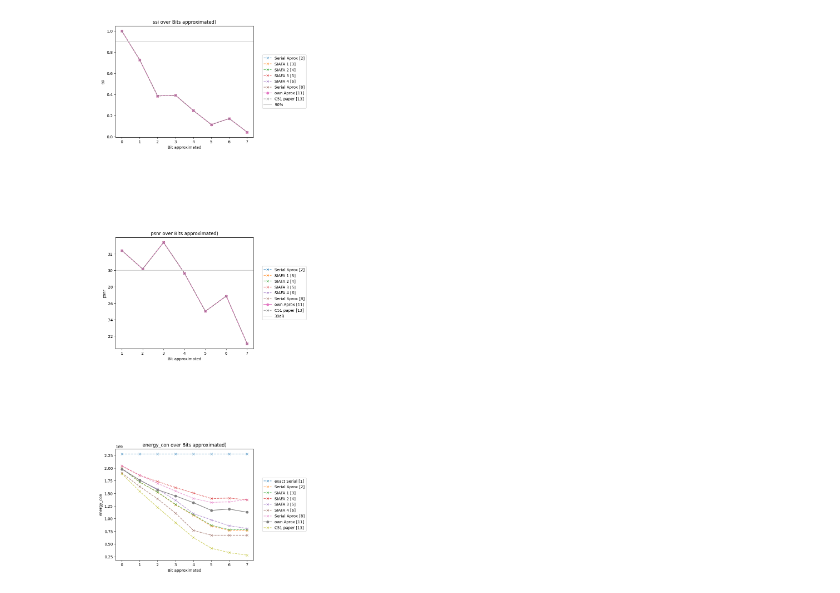
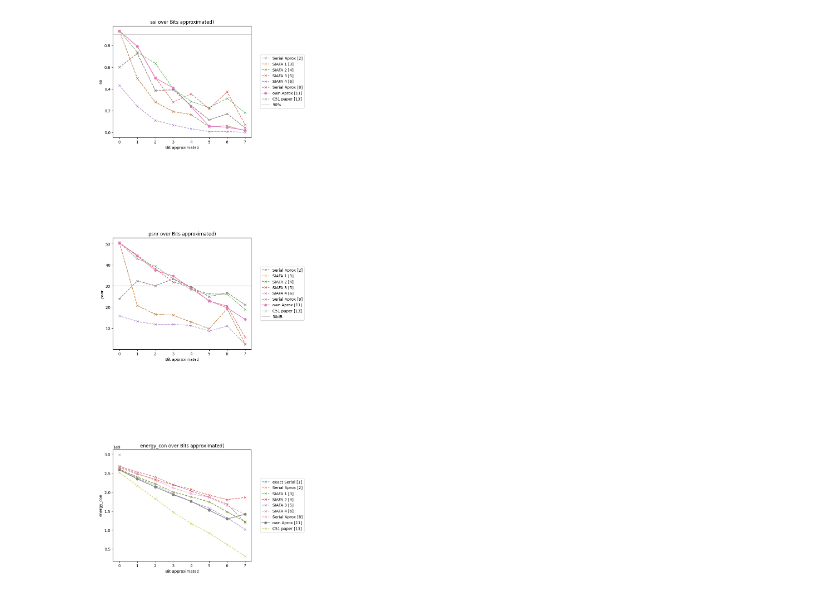
Before and after one commit to fsengi/epcExercise, a Jupyter notebook: final_project/image_processing/datavisulization.ipynb, the cells around one changed output. Cells and saved outputs as stored; diff of their text form; code cells hidden in the pictures.

```diff
--- a/final_project/image_processing/datavisulization.ipynb
+++ b/final_project/image_processing/datavisulization.ipynb
@@ -9,7 +9,7 @@ import numpy as np
 import json
 import math
 # %%
-algo_list = ["Serial Aprox [2]","exact Serial [1]", "SIAFA 1 [3]","SIAFA 2 [4]","SIAFA 3 [5]","SIAFA 4 [6]","exact Semi Serial [7]","Serial Aprox [8]", "exact parallel [9]","exact Semi Parallel [10]","own Aprox [11]","C51 paper [13]"]
+algo_list = ["exact Serial [1]","Serial Aprox [2]", "SIAFA 1 [3]","SIAFA 2 [4]","SIAFA 3 [5]","SIAFA 4 [6]","exact Semi Serial [7]","Serial Aprox [8]", "exact parallel [9]","exact Semi Parallel [10]","own Aprox [11]","C51 paper [13]"]
 
 parsed_data = {}
 rows = 8
@@ -27,8 +27,9 @@ with open('results.json', 'r') as json_file:
 fig, axs = plt.subplots(rows, coll, figsize=(15, 5))  # 5 rows, 1 column
 plt.subplots_adjust(left=0.125, bottom=6, right=0.9, top=10, wspace=1, hspace=0.9)
 
-# folder = 'data_edge Detection'
-folder = 'data_blurring'
+kernel = 'edge Detection'
+# kernel = 'blurring'
+folder = f'data_{kernel}'
 
 #blurring
 # loop throw all Bitpositions
@@ -60,33 +62,33 @@ algo_list = ["exact Serial [1]","Serial Aprox [2]", "SIAFA 1 [3]","SIAFA 2 [4]",
 metrics_list = ["ssi", "psnr", "energy_con"]
 rows = len(metrics_list)
 coll = 1
 
 fig, axs = plt.subplots(rows, coll )
 plt.subplots_adjust(left=0.125, bottom=6, right=0.9, top=10, wspace=1, hspace=0.9)
 
 #blurring
 # loop throw all Bitpositions
 for indexMetric, metric in enumerate(metrics_list):
 
     for indexalgo, algo in enumerate(algo_list):
         if 'own' in algo:
-            axs[indexMetric].plot(loadedDict[algo][metric], "o-", label=algo)
+            axs[indexMetric].plot(loadedDict[kernel][algo][metric], "o-", label=algo)
         else:
             if metric == 'energy_con' or 'exact' not in algo:
-                axs[indexMetric].plot(loadedDict[algo][metric], "x--", label=algo, alpha=0.7)
+                axs[indexMetric].plot(loadedDict[kernel][algo][metric], "x--", label=algo, alpha=0.7)
 
     if "ssi" in metric:
         axs[indexMetric].axhline(y=0.9, color='0.8', linestyle='-', label='90%')
     if "psnr" in metric:
         axs[indexMetric].axhline(y=30, color='0.8', linestyle='-', label='30dB')
 
     axs[indexMetric].set_title(f"{metric} over Bits approximated)")
     axs[indexMetric].set_xlabel("Bit approximated")
     axs[indexMetric].set_ylabel(f'{metric}')
     # axs[indexMetric].legend()
     axs[indexMetric].legend(bbox_to_anchor=(1.05, 0.5), loc='center left')
 
 # plt.tight_layout()  # Adjust layout to prevent overlapping
 plt.show()
 # %% [output]
-[figure, old version]
+[figure, new version]
```
Also changed, not shown: parts of 1 cell of this notebook, 2 other files.
